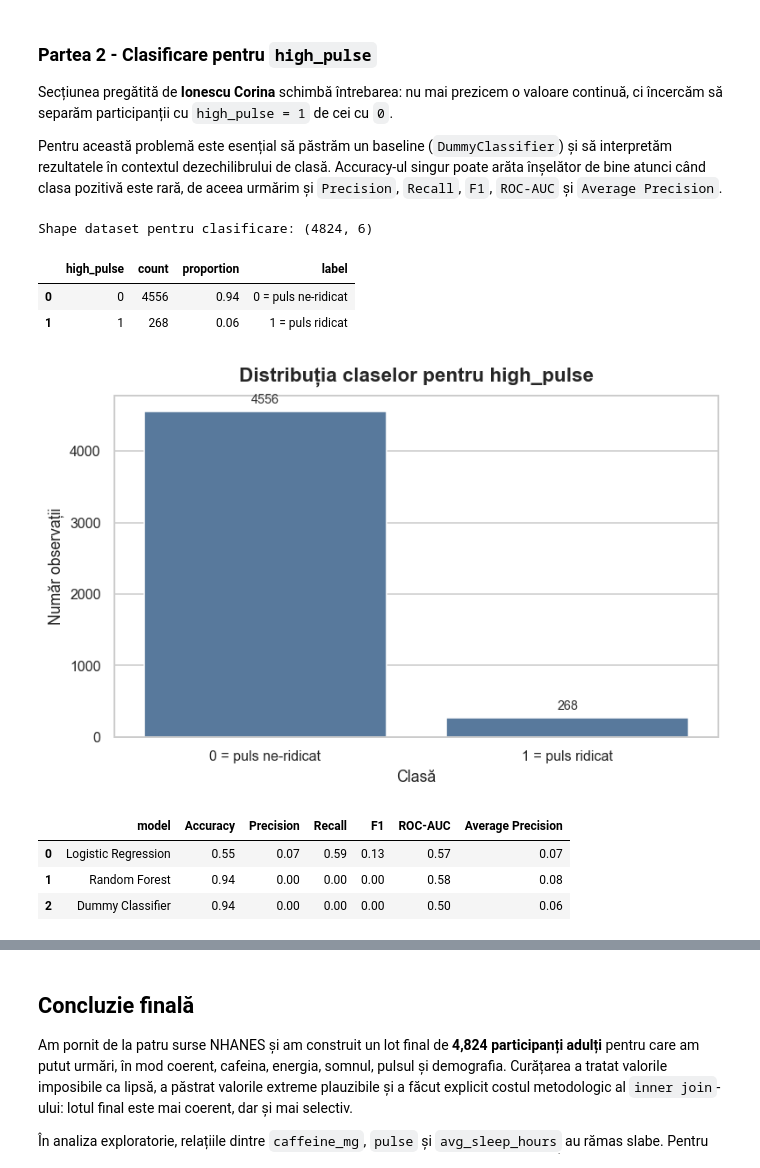
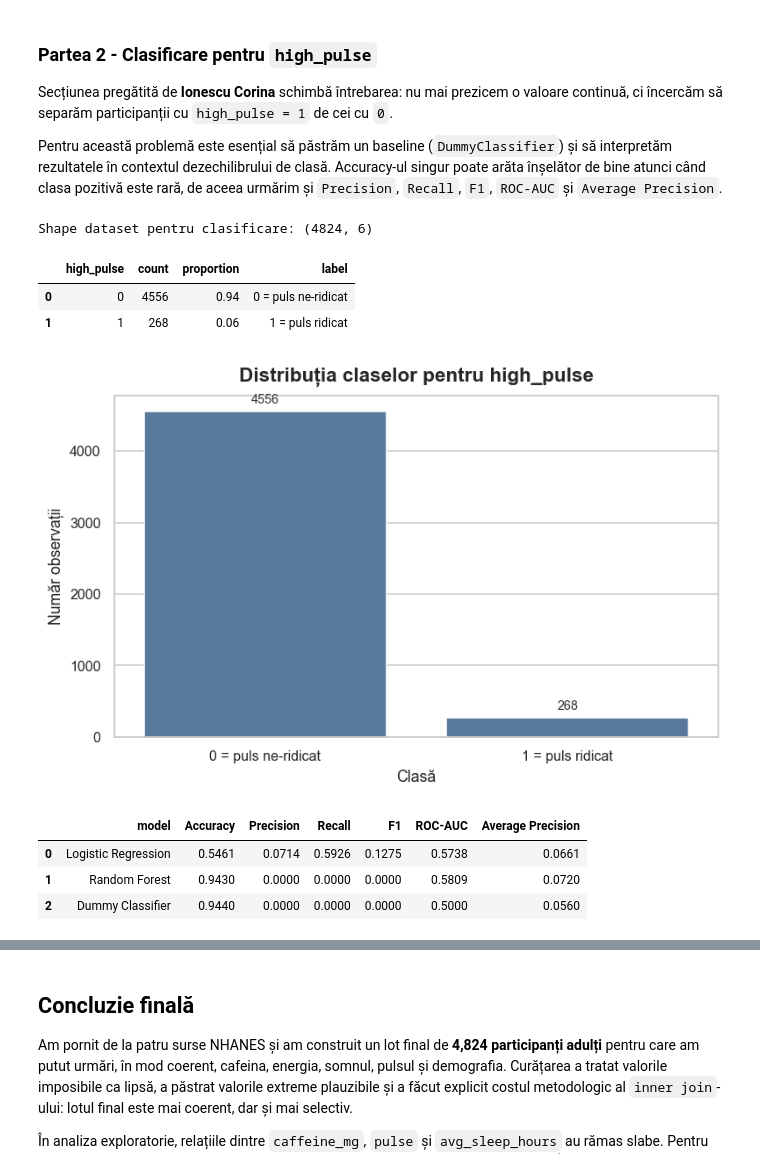
Before and after one commit to RaduRoibu23/AAD-Project, a Jupyter notebook: AAD_checkpoint_1_2.ipynb, the cells around one changed output, grey strips where cells are left out. Saved outputs shown, nothing was run; the diff lists cells and outputs as text; code cells hidden in the pictures.

```diff
--- a/AAD_checkpoint_1_2.ipynb
+++ b/AAD_checkpoint_1_2.ipynb
@@ -2105,6 +2152,9 @@ X_train_clf, X_test_clf, y_train_clf, y_test_clf = train_test_split(
     random_state=42,
     stratify=y_clf
 )
+
+classification_primary_metric = "F1"
+classification_tie_breakers = ["Average Precision", "ROC-AUC", "Recall"]
 
 classification_models = {
     "Dummy Classifier": Pipeline(steps=[
@@ -2137,37 +2187,43 @@ for model_name, model in classification_models.items():
     y_pred = model.predict(X_test_clf)
     y_score = model.predict_proba(X_test_clf)[:, 1]
     fitted_classification_models[model_name] = model
     classification_predictions[model_name] = y_pred
     classification_probabilities[model_name] = y_score
     classification_rows.append({
         "model": model_name,
         "Accuracy": accuracy_score(y_test_clf, y_pred),
         "Precision": precision_score(y_test_clf, y_pred, zero_division=0),
         "Recall": recall_score(y_test_clf, y_pred, zero_division=0),
         "F1": f1_score(y_test_clf, y_pred, zero_division=0),
         "ROC-AUC": roc_auc_score(y_test_clf, y_score),
         "Average Precision": average_precision_score(y_test_clf, y_score),
     })
 
 classification_results = (
     pd.DataFrame(classification_rows)
-    .sort_values(["F1", "Average Precision", "ROC-AUC", "Recall"], ascending=[False, False, False, False])
+    .sort_values(
+        [classification_primary_metric] + classification_tie_breakers,
+        ascending=[False] * (1 + len(classification_tie_breakers))
+    )
     .reset_index(drop=True)
-    .round(3)
 )
 
 best_classification_model_name = classification_results.iloc[0]["model"]
 best_classification_model = fitted_classification_models[best_classification_model_name]
 
-display(classification_results)
+classification_results_display = classification_results.copy()
+for metric_col in ["Accuracy", "Precision", "Recall", "F1", "ROC-AUC", "Average Precision"]:
+    classification_results_display[metric_col] = classification_results_display[metric_col].map(lambda x: f"{x:.4f}")
+
+display(classification_results_display)
 # %% [output]
 Shape dataset pentru clasificare: (4824, 6)
 |  | high_pulse | count | proportion | label |
 | 0 | 0 | 4556 | 0.94 | 0 = puls ne-ridicat |
 | 1 | 1 | 268 | 0.06 | 1 = puls ridicat |
 [figure]
 |  | model | Accuracy | Precision | Recall | F1 | ROC-AUC | Average Precision |
-| 0 | Logistic Regression | 0.55 | 0.07 | 0.59 | 0.13 | 0.57 | 0.07 |
-| 1 | Random Forest | 0.94 | 0.00 | 0.00 | 0.00 | 0.58 | 0.08 |
-| 2 | Dummy Classifier | 0.94 | 0.00 | 0.00 | 0.00 | 0.50 | 0.06 |
+| 0 | Logistic Regression | 0.5461 | 0.0714 | 0.5926 | 0.1275 | 0.5738 | 0.0661 |
+| 1 | Random Forest | 0.9430 | 0.0000 | 0.0000 | 0.0000 | 0.5809 | 0.0720 |
+| 2 | Dummy Classifier | 0.9440 | 0.0000 | 0.0000 | 0.0000 | 0.5000 | 0.0560 |
 # %%
```
Also changed, not shown: parts of 7 cells of this notebook.
